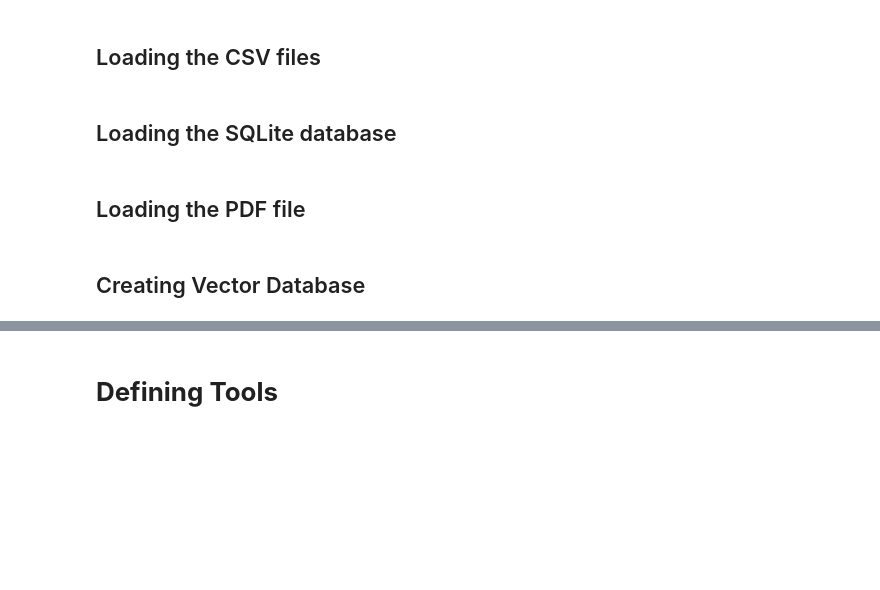
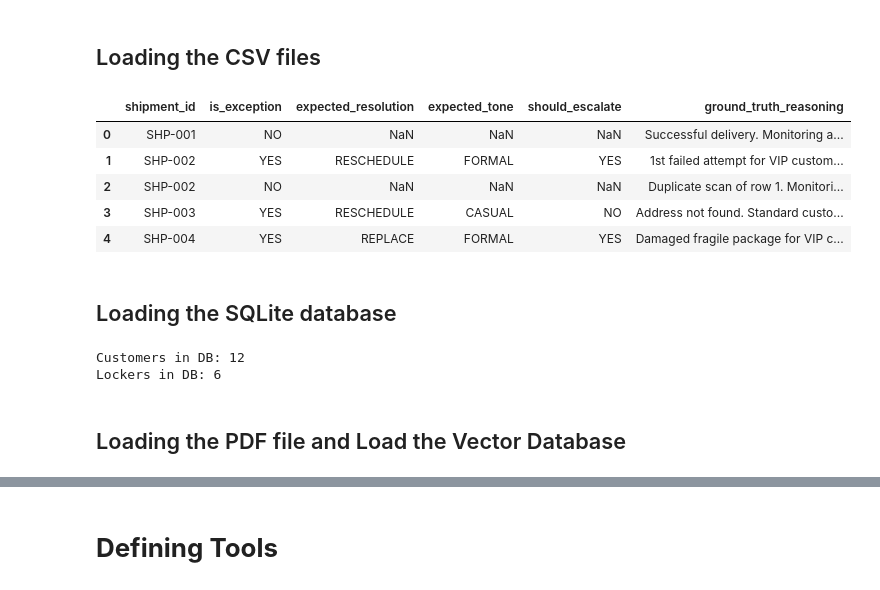
Before and after one commit to mtate/AI, a Jupyter notebook: Project3_Last_Mile_Delivery/Project_3_Full_CODE.ipynb, the cells around one changed output, grey strips where cells are left out. Saved outputs shown, nothing was run; the diff lists cells and outputs as text; code cells hidden in the pictures; blank space fills up the shorter version.

Commit message:
Push project 3

```diff
--- a/Project3_Last_Mile_Delivery/Project_3_Full_CODE.ipynb
+++ b/Project3_Last_Mile_Delivery/Project_3_Full_CODE.ipynb
@@ -170,6 +245,25 @@ os.environ['LANGCHAIN_PROJECT'] = LANGCHAIN_PROJECT
 # %% [markdown]
 # **Data Loading and Vector Database Setup**
+# %%
+# Setup the paths for the various files
+DELIVERY_LOGS_PATH = "/content/drive/MyDrive/Project3_Last_Mile_Delivery/Datasets Last-Mile Delivery/delivery_logs.csv"
+CUSTOMERS_DB_PATH = "/content/drive/MyDrive/Project3_Last_Mile_Delivery/Datasets Last-Mile Delivery/customers.db"
+PLAYBOOK_PDF_PATH = "/content/drive/MyDrive/Project3_Last_Mile_Delivery/Datasets Last-Mile Delivery/exception_resolution_playbook.pdf"
+GROUND_TRUTH_PATH = "/content/drive/MyDrive/Project3_Last_Mile_Delivery/Datasets Last-Mile Delivery/ground_truth.csv"
 # %% [markdown]
 ## Loading the CSV files
+# %%
+# Load the CSV file into a DataFrame
+delivery_logs_df = pd.read_csv(DELIVERY_LOGS_PATH)
+delivery_logs_df.head()
+ground_truth_df = pd.read_csv(GROUND_TRUTH_PATH)
+ground_truth_df.head()
+# %% [output]
+|  | shipment_id | is_exception | expected_resolution | expected_tone | should_escalate | ground_truth_reasoning |
+| 0 | SHP-001 | NO | NaN | NaN | NaN | Successful delivery. Monitoring a... |
+| 1 | SHP-002 | YES | RESCHEDULE | FORMAL | YES | 1st failed attempt for VIP custom... |
+| 2 | SHP-002 | NO | NaN | NaN | NaN | Duplicate scan of row 1. Monitori... |
+| 3 | SHP-003 | YES | RESCHEDULE | CASUAL | NO | Address not found. Standard custo... |
+| 4 | SHP-004 | YES | REPLACE | FORMAL | YES | Damaged fragile package for VIP c... |
 # %% [markdown]
 ## Loading the SQLite database
@@ -176,4 +274,12 @@ os.environ['LANGCHAIN_PROJECT'] = LANGCHAIN_PROJECT
+# %%
+# Test database
+cursor.execute("SELECT COUNT(*) FROM customers")
+print(f"Customers in DB: {cursor.fetchone()[0]}")
+cursor.execute("SELECT COUNT(*) FROM lockers")
+print(f"Lockers in DB: {cursor.fetchone()[0]}")
+conn.close()
+# %% [output]
+Customers in DB: 12
+Lockers in DB: 6
 # %% [markdown]
-## Loading the PDF file
+## Loading the PDF file and Load the Vector Database
-# %% [markdown]
-## Creating Vector Database
```
Also changed, not shown: parts of 71 cells of this notebook, 3 other files.
